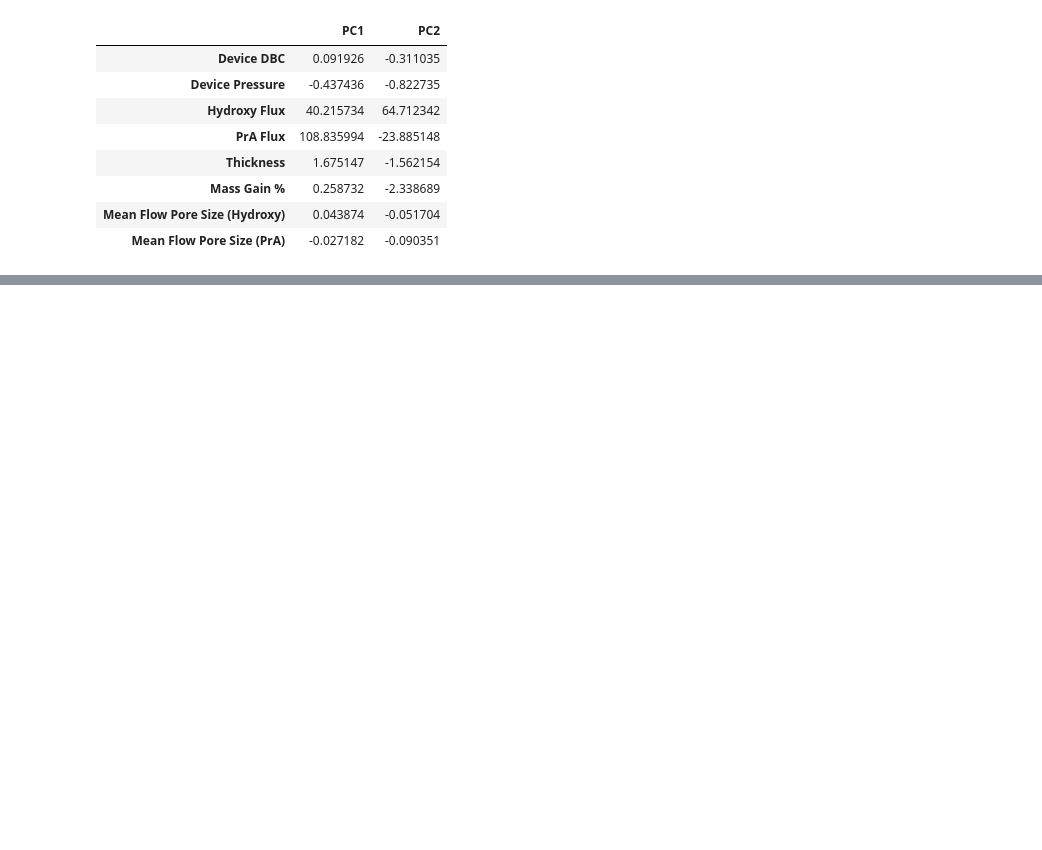
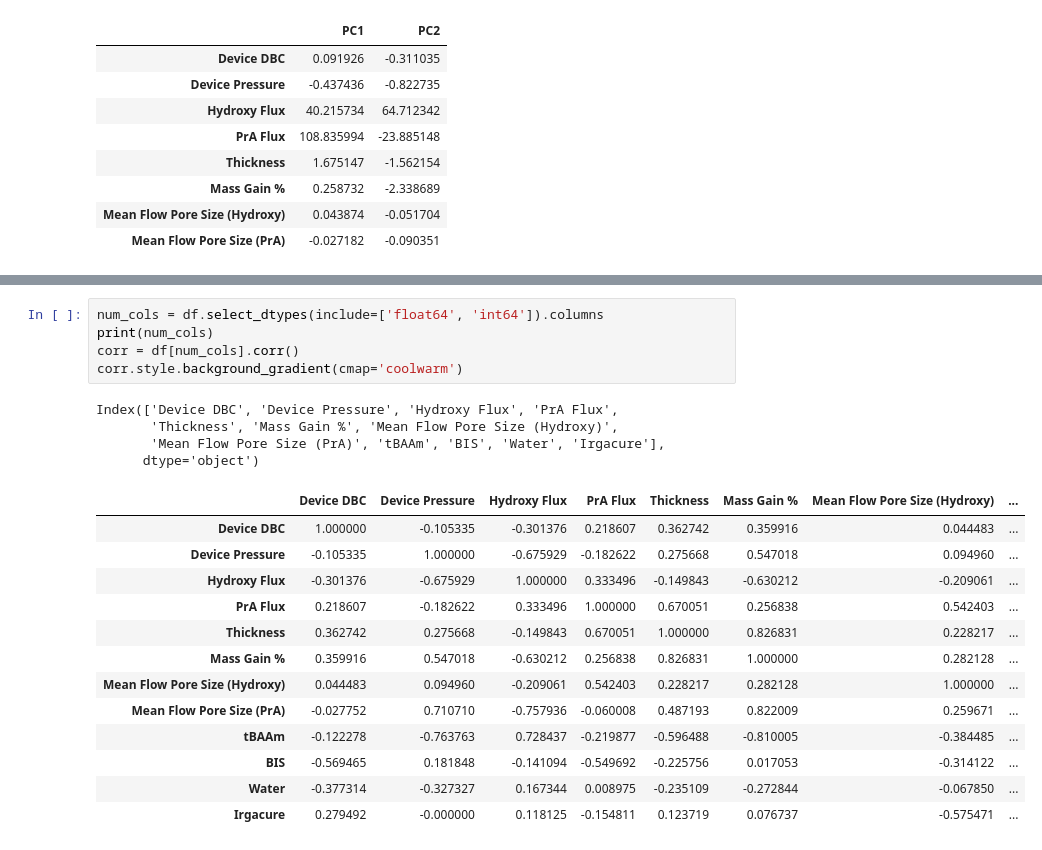
Before and after one commit to abhi-p/stock-dashboard, a Jupyter notebook: notebook/data_api_test copy.ipynb, the cells around one changed output, grey strips where cells are left out. Drawn from its saved outputs; the diff is of its cells as text; blank space fills up the shorter version.

```diff
--- a/notebook/data_api_test copy.ipynb
+++ b/notebook/data_api_test copy.ipynb
@@ -303,0 +408,23 @@ plt.show()
+# %%
+num_cols = df.select_dtypes(include=['float64', 'int64']).columns
+print(num_cols)
+corr = df[num_cols].corr()
+corr.style.background_gradient(cmap='coolwarm')
+# %% [output]
+Index(['Device DBC', 'Device Pressure', 'Hydroxy Flux', 'PrA Flux',
+       'Thickness', 'Mass Gain %', 'Mean Flow Pore Size (Hydroxy)',
+       'Mean Flow Pore Size (PrA)', 'tBAAm', 'BIS', 'Water', 'Irgacure'],
+      dtype='object')
+|  | Device DBC | Device Pressure | Hydroxy Flux | PrA Flux | Thickness | Mass Gain % | Mean Flow Pore Size (Hydroxy) | ... |
+| Device DBC | 1.000000 | -0.105335 | -0.301376 | 0.218607 | 0.362742 | 0.359916 | 0.044483 | ... |
+| Device Pressure | -0.105335 | 1.000000 | -0.675929 | -0.182622 | 0.275668 | 0.547018 | 0.094960 | ... |
+| Hydroxy Flux | -0.301376 | -0.675929 | 1.000000 | 0.333496 | -0.149843 | -0.630212 | -0.209061 | ... |
+| PrA Flux | 0.218607 | -0.182622 | 0.333496 | 1.000000 | 0.670051 | 0.256838 | 0.542403 | ... |
+| Thickness | 0.362742 | 0.275668 | -0.149843 | 0.670051 | 1.000000 | 0.826831 | 0.228217 | ... |
+| Mass Gain % | 0.359916 | 0.547018 | -0.630212 | 0.256838 | 0.826831 | 1.000000 | 0.282128 | ... |
+| Mean Flow Pore Size (Hydroxy) | 0.044483 | 0.094960 | -0.209061 | 0.542403 | 0.228217 | 0.282128 | 1.000000 | ... |
+| Mean Flow Pore Size (PrA) | -0.027752 | 0.710710 | -0.757936 | -0.060008 | 0.487193 | 0.822009 | 0.259671 | ... |
+| tBAAm | -0.122278 | -0.763763 | 0.728437 | -0.219877 | -0.596488 | -0.810005 | -0.384485 | ... |
+| BIS | -0.569465 | 0.181848 | -0.141094 | -0.549692 | -0.225756 | 0.017053 | -0.314122 | ... |
+| Water | -0.377314 | -0.327327 | 0.167344 | 0.008975 | -0.235109 | -0.272844 | -0.067850 | ... |
+| Irgacure | 0.279492 | -0.000000 | 0.118125 | -0.154811 | 0.123719 | 0.076737 | -0.575471 | ... |
```
Also changed, not shown: parts of 3 cells of this notebook, 16 other files.
